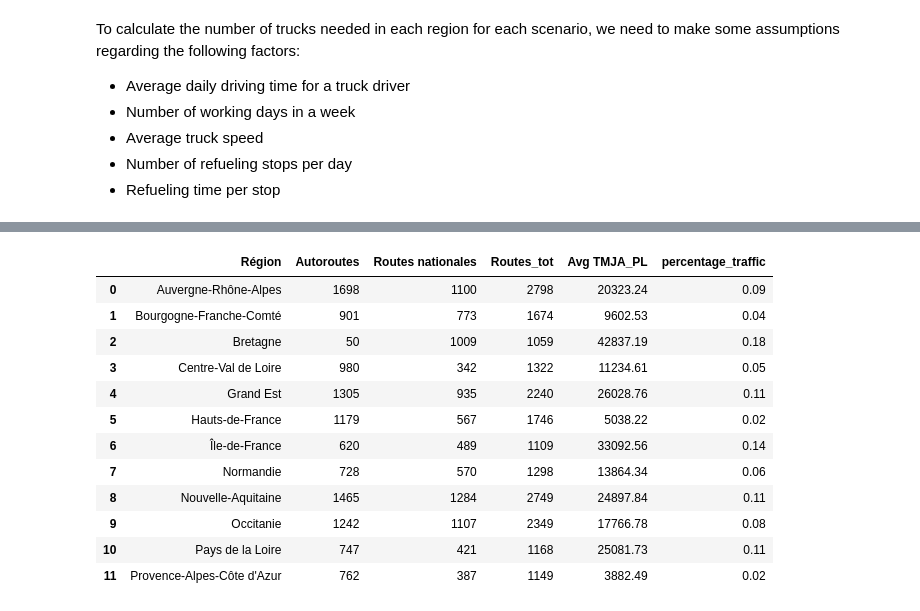
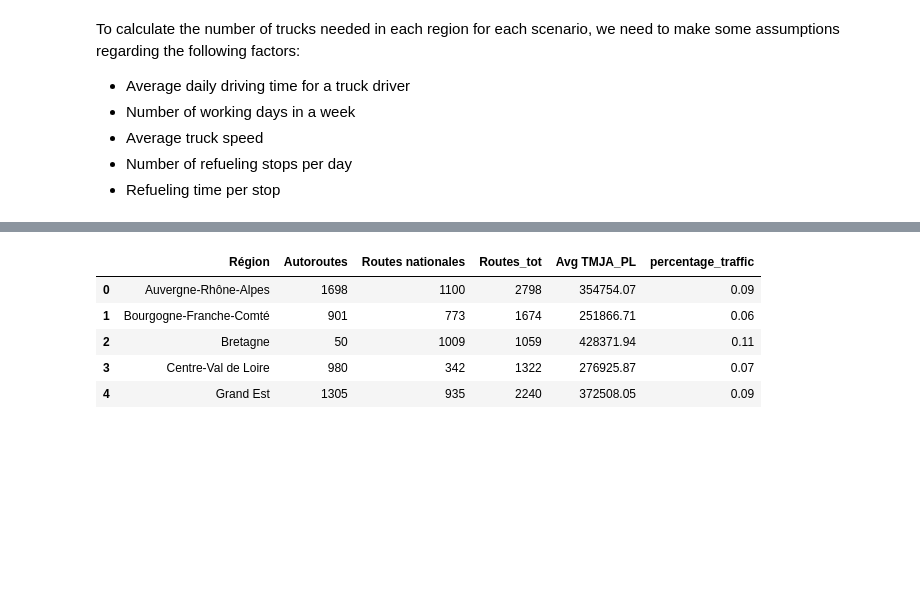
Before and after one commit to augustin-delabrosse/sustainability-challenge, a Jupyter notebook: NetworkAnalysis.ipynb, the cells around one changed output, grey strips where cells are left out. Saved outputs shown, nothing was run; the diff lists cells and outputs as text; code cells hidden in the pictures; blank space fills up the shorter version.

```diff
--- a/NetworkAnalysis.ipynb
+++ b/NetworkAnalysis.ipynb
@@ -266,21 +194,0 @@ df_route_traffic
-# %%
-# Calculate the sum of the Avg TMJA_PL column
-tmja_sum = df_route_traffic['Avg TMJA_PL'].sum()
-
-# Calculate the percentage of traffic in each region
-df_route_traffic['percentage_traffic'] = round(df_route_traffic['Avg TMJA_PL'] / tmja_sum, 2)
-df_route_traffic
-# %% [output]
-|  | Région | Autoroutes | Routes nationales | Routes_tot | Avg TMJA_PL | percentage_traffic |
-| 0 | Auvergne-Rhône-Alpes | 1698 | 1100 | 2798 | 20323.24 | 0.09 |
-| 1 | Bourgogne-Franche-Comté | 901 | 773 | 1674 | 9602.53 | 0.04 |
-| 2 | Bretagne | 50 | 1009 | 1059 | 42837.19 | 0.18 |
-| 3 | Centre-Val de Loire | 980 | 342 | 1322 | 11234.61 | 0.05 |
-| 4 | Grand Est | 1305 | 935 | 2240 | 26028.76 | 0.11 |
-| 5 | Hauts-de-France | 1179 | 567 | 1746 | 5038.22 | 0.02 |
-| 6 | Île-de-France | 620 | 489 | 1109 | 33092.56 | 0.14 |
-| 7 | Normandie | 728 | 570 | 1298 | 13864.34 | 0.06 |
-| 8 | Nouvelle-Aquitaine | 1465 | 1284 | 2749 | 24897.84 | 0.11 |
-| 9 | Occitanie | 1242 | 1107 | 2349 | 17766.78 | 0.08 |
-| 10 | Pays de la Loire | 747 | 421 | 1168 | 25081.73 | 0.11 |
-| 11 | Provence-Alpes-Côte d'Azur | 762 | 387 | 1149 | 3882.49 | 0.02 |
@@ -373 +195,13 @@ def calculate_hydrogen_stations(df, daimler_perc, nikola_perc, daf_perc, year):
+# %%
+#load data
+
+df_route_traffic = create_part1_data("data/TCRD_076.xlsx", region_data)
+df_route_traffic.head()
+# %% [output]
+|  | Région | Autoroutes | Routes nationales | Routes_tot | Avg TMJA_PL | percentage_traffic |
+| 0 | Auvergne-Rhône-Alpes | 1698 | 1100 | 2798 | 354754.07 | 0.09 |
+| 1 | Bourgogne-Franche-Comté | 901 | 773 | 1674 | 251866.71 | 0.06 |
+| 2 | Bretagne | 50 | 1009 | 1059 | 428371.94 | 0.11 |
+| 3 | Centre-Val de Loire | 980 | 342 | 1322 | 276925.87 | 0.07 |
+| 4 | Grand Est | 1305 | 935 | 2240 | 372508.05 | 0.09 |
 # %%
```
Also changed, not shown: parts of 85 cells of this notebook, 2 other files.
